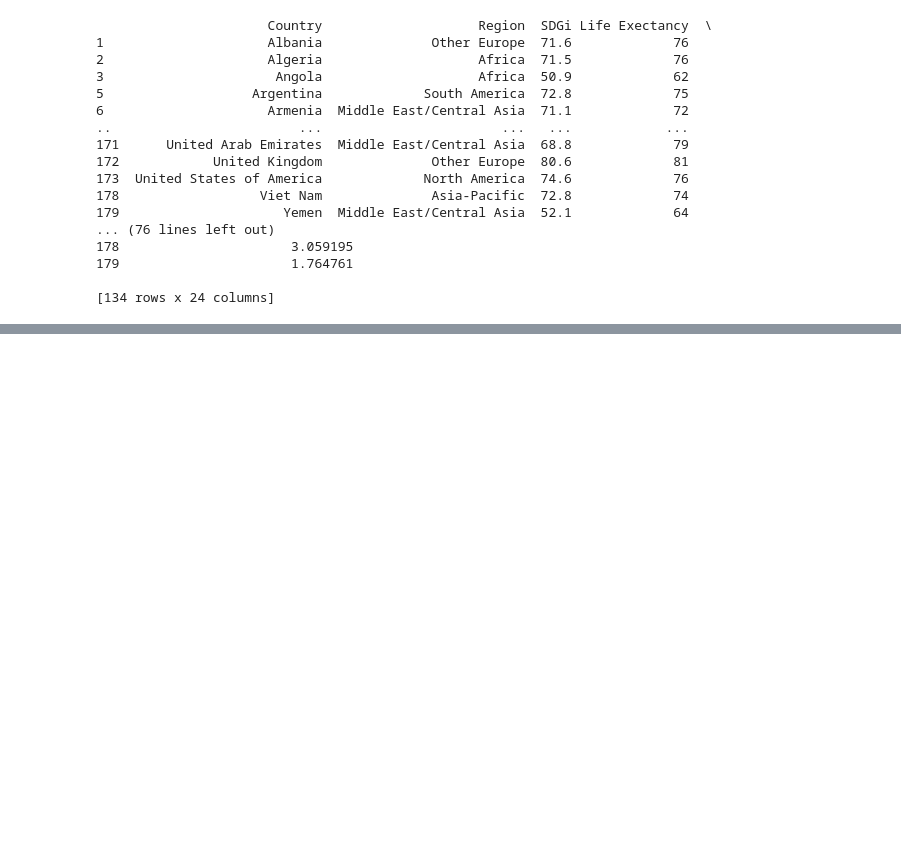
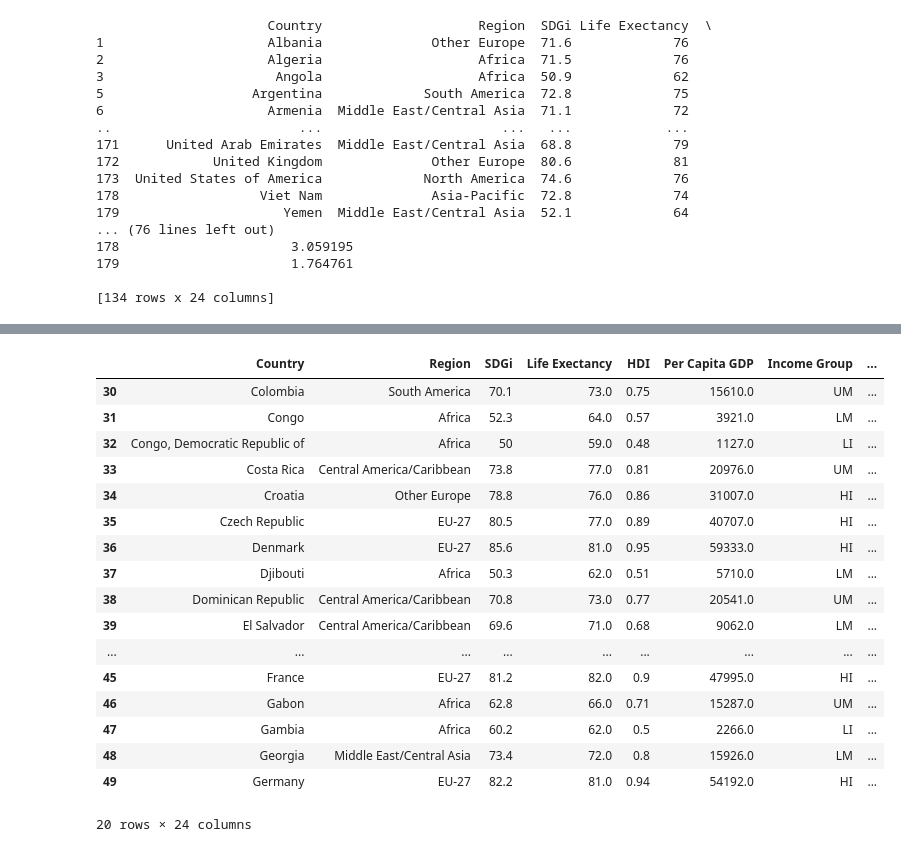
Before and after one commit to lizabethnt/project_4, a Jupyter notebook: global_ecological_exploratory_5-23.ipynb, the cells around one changed output, grey strips where cells are left out. Cells and saved outputs as stored; diff of their text form; code cells hidden in the pictures; blank space fills up the shorter version.

```diff
--- a/global_ecological_exploratory_5-23.ipynb
+++ b/global_ecological_exploratory_5-23.ipynb
@@ -285,3 +290,24 @@ Ecological (Deficit) or Reserve             float64
 Number of Earths required                   float64
 Number of Countries required                float64
 dtype: object
+# %%
+global_df[30:50]
+# %% [output]
+|  | Country | Region | SDGi | Life Exectancy | HDI | Per Capita GDP | Income Group | ... |
+| 30 | Colombia | South America | 70.1 | 73.0 | 0.75 | 15610.0 | UM | ... |
+| 31 | Congo | Africa | 52.3 | 64.0 | 0.57 | 3921.0 | LM | ... |
+| 32 | Congo, Democratic Republic of | Africa | 50 | 59.0 | 0.48 | 1127.0 | LI | ... |
+| 33 | Costa Rica | Central America/Caribbean | 73.8 | 77.0 | 0.81 | 20976.0 | UM | ... |
+| 34 | Croatia | Other Europe | 78.8 | 76.0 | 0.86 | 31007.0 | HI | ... |
+| 35 | Czech Republic | EU-27 | 80.5 | 77.0 | 0.89 | 40707.0 | HI | ... |
+| 36 | Denmark | EU-27 | 85.6 | 81.0 | 0.95 | 59333.0 | HI | ... |
+| 37 | Djibouti | Africa | 50.3 | 62.0 | 0.51 | 5710.0 | LM | ... |
+| 38 | Dominican Republic | Central America/Caribbean | 70.8 | 73.0 | 0.77 | 20541.0 | UM | ... |
+| 39 | El Salvador | Central America/Caribbean | 69.6 | 71.0 | 0.68 | 9062.0 | LM | ... |
+| ... | ... | ... | ... | ... | ... | ... | ... | ... |
+| 45 | France | EU-27 | 81.2 | 82.0 | 0.9 | 47995.0 | HI | ... |
+| 46 | Gabon | Africa | 62.8 | 66.0 | 0.71 | 15287.0 | UM | ... |
+| 47 | Gambia | Africa | 60.2 | 62.0 | 0.5 | 2266.0 | LI | ... |
+| 48 | Georgia | Middle East/Central Asia | 73.4 | 72.0 | 0.8 | 15926.0 | LM | ... |
+| 49 | Germany | EU-27 | 82.2 | 81.0 | 0.94 | 54192.0 | HI | ... |
+20 rows × 24 columns
```
Also changed, not shown: parts of 34 cells of this notebook, 1 other file.
